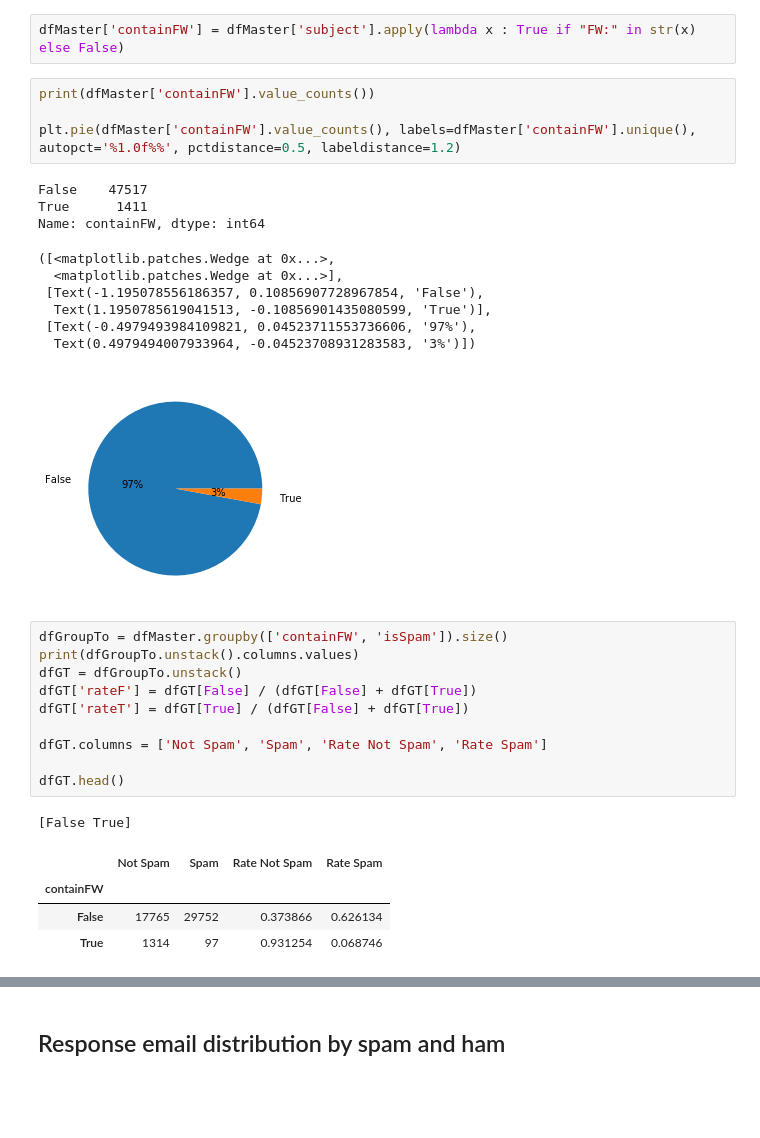
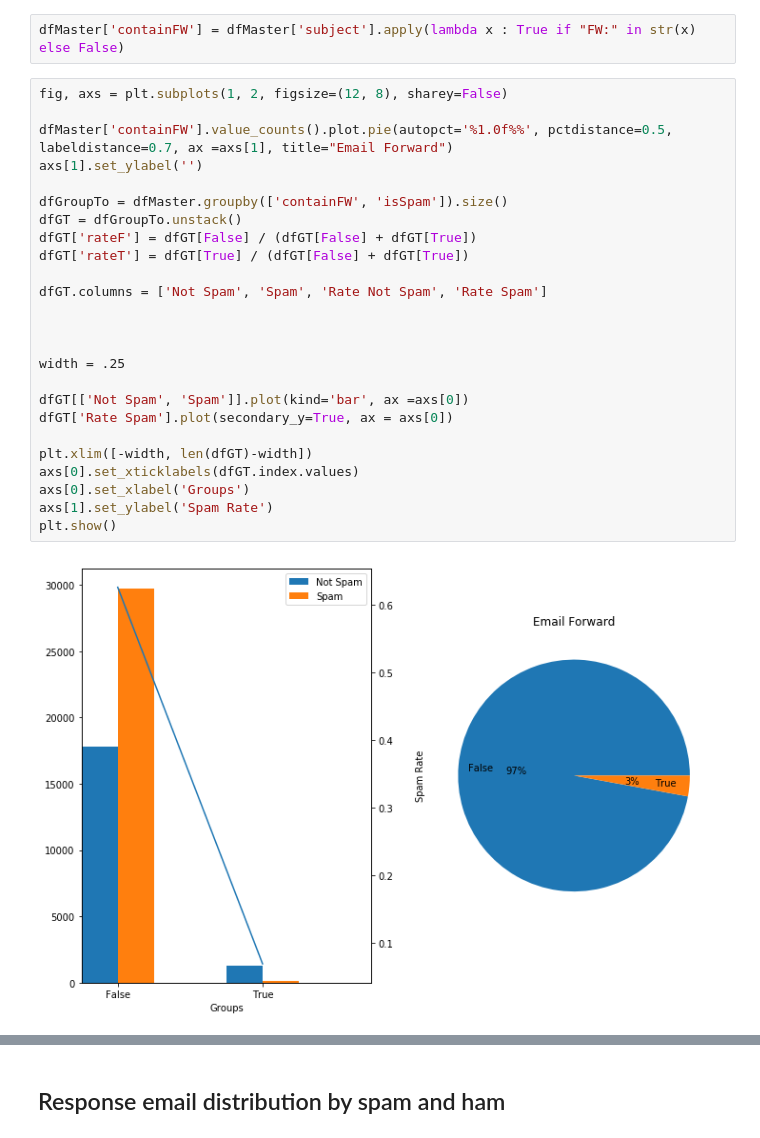
Before and after one commit to cordeiroph/SpamEmailClassifier, a Jupyter notebook: SpamEmailClassifier2.ipynb, the cells around one changed output, grey strips where cells are left out. Saved outputs shown, nothing was run; the diff lists cells and outputs as text; blank space fills up the shorter version.

```diff
--- a/SpamEmailClassifier2.ipynb
+++ b/SpamEmailClassifier2.ipynb
@@ -1130,34 +1130,30 @@ FYI: To find the accumulative frenquency was calculated the frequency of each wo
 ## Forward email distribution by spam and ham
 # %%
 dfMaster['containFW'] = dfMaster['subject'].apply(lambda x : True if "FW:" in str(x) else False)
-# %%
-print(dfMaster['containFW'].value_counts())
-
-plt.pie(dfMaster['containFW'].value_counts(), labels=dfMaster['containFW'].unique(), autopct='%1.0f%%', pctdistance=0.5, labeldistance=1.2)
-# %% [output]
-False    47517
-True      1411
-Name: containFW, dtype: int64
-([<matplotlib.patches.Wedge at 0x...>,
-  <matplotlib.patches.Wedge at 0x...>],
- [Text(-1.195078556186357, 0.10856907728967854, 'False'),
-  Text(1.1950785619041513, -0.10856901435080599, 'True')],
- [Text(-0.4979493984109821, 0.04523711553736606, '97%'),
-  Text(0.4979494007933964, -0.04523708931283583, '3%')])
-[figure, removed]
 # %%
+fig, axs = plt.subplots(1, 2, figsize=(12, 8), sharey=False)
+
+dfMaster['containFW'].value_counts().plot.pie(autopct='%1.0f%%', pctdistance=0.5, labeldistance=0.7, ax =axs[1], title="Email Forward")
+axs[1].set_ylabel('')
+
 dfGroupTo = dfMaster.groupby(['containFW', 'isSpam']).size()
-print(dfGroupTo.unstack().columns.values)
 dfGT = dfGroupTo.unstack()
 dfGT['rateF'] = dfGT[False] / (dfGT[False] + dfGT[True])
 dfGT['rateT'] = dfGT[True] / (dfGT[False] + dfGT[True])
 
 dfGT.columns = ['Not Spam', 'Spam', 'Rate Not Spam', 'Rate Spam']
 
-dfGT.head()
+
+
+width = .25
+
+dfGT[['Not Spam', 'Spam']].plot(kind='bar', ax =axs[0])
+dfGT['Rate Spam'].plot(secondary_y=True, ax = axs[0])
+
+plt.xlim([-width, len(dfGT)-width])
+axs[0].set_xticklabels(dfGT.index.values)
+axs[0].set_xlabel('Groups')
+axs[1].set_ylabel('Spam Rate')
+plt.show()
 # %% [output]
-[False True]
-|  | Not Spam | Spam | Rate Not Spam | Rate Spam |
-| containFW |  |  |  |  |
-| False | 17765 | 29752 | 0.373866 | 0.626134 |
-| True | 1314 | 97 | 0.931254 | 0.068746 |
+[figure, added]
```
Also changed, not shown: parts of 33 cells of this notebook.
